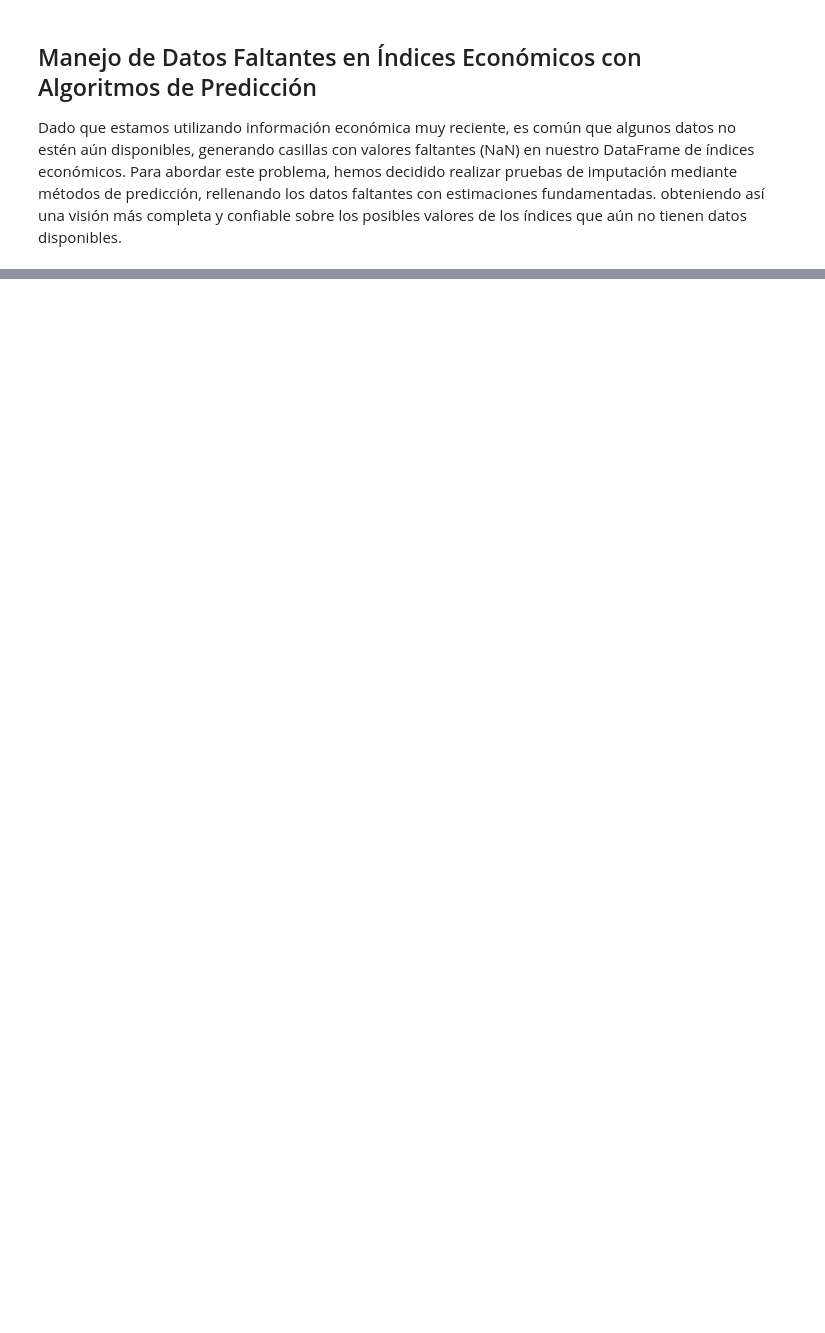
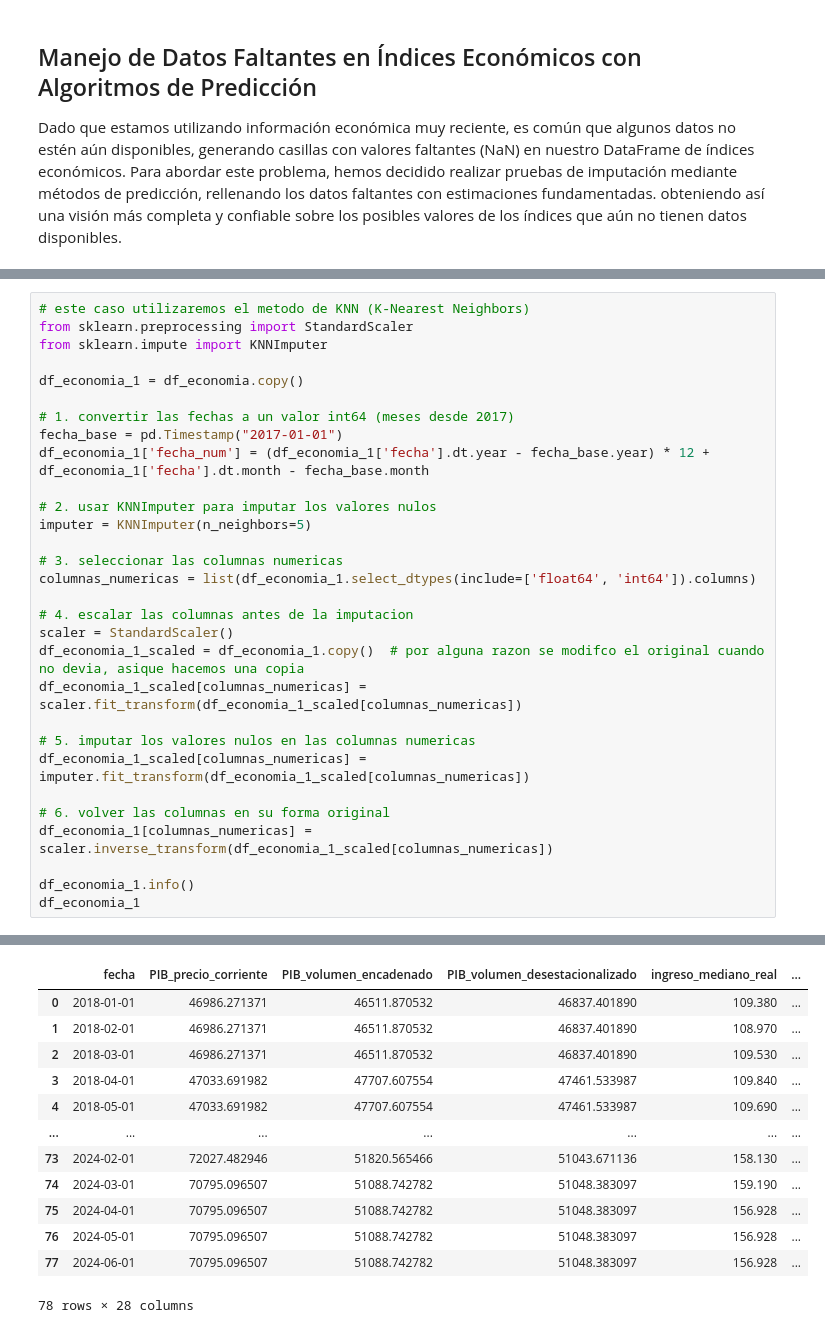
Before and after one commit to josegdotcom/imt2200-actividad-2024, a Jupyter notebook: Proyecto IMT2200 - Analisis de Datos.ipynb, the cells around one changed output, grey strips where cells are left out. Drawn from its saved outputs; the diff is of its cells as text; blank space fills up the shorter version.

```diff
--- a/Proyecto IMT2200 - Analisis de Datos.ipynb
+++ b/Proyecto IMT2200 - Analisis de Datos.ipynb
@@ -186,0 +183,31 @@ memory usage: 16.6 KB
+# %%
+# este caso utilizaremos el metodo de KNN (K-Nearest Neighbors)
+from sklearn.preprocessing import StandardScaler
+from sklearn.impute import KNNImputer
+
+df_economia_1 = df_economia.copy()
+
+# 1. convertir las fechas a un valor int64 (meses desde 2017)
+fecha_base = pd.Timestamp("2017-01-01")
+df_economia_1['fecha_num'] = (df_economia_1['fecha'].dt.year - fecha_base.year) * 12 + df_economia_1['fecha'].dt.month - fecha_base.month
+
+# 2. usar KNNImputer para imputar los valores nulos
+imputer = KNNImputer(n_neighbors=5)
+
+# 3. seleccionar las columnas numericas
+columnas_numericas = list(df_economia_1.select_dtypes(include=['float64', 'int64']).columns)
+
+# 4. escalar las columnas antes de la imputacion
+scaler = StandardScaler()
+df_economia_1_scaled = df_economia_1.copy()  # por alguna razon se modifco el original cuando no devia, asique hacemos una copia
+df_economia_1_scaled[columnas_numericas] = scaler.fit_transform(df_economia_1_scaled[columnas_numericas])
+
+# 5. imputar los valores nulos en las columnas numericas
+df_economia_1_scaled[columnas_numericas] = imputer.fit_transform(df_economia_1_scaled[columnas_numericas])
+
+# 6. volver las columnas en su forma original
+df_economia_1[columnas_numericas] = scaler.inverse_transform(df_economia_1_scaled[columnas_numericas])
+
+df_economia_1.info()
+df_economia_1
+# %% [output]
@@ -186,0 +231,13 @@ memory usage: 16.6 KB
+|  | fecha | PIB_precio_corriente | PIB_volumen_encadenado | PIB_volumen_desestacionalizado | ingreso_mediano_real | ... |
+| 0 | 2018-01-01 | 46986.271371 | 46511.870532 | 46837.401890 | 109.380 | ... |
+| 1 | 2018-02-01 | 46986.271371 | 46511.870532 | 46837.401890 | 108.970 | ... |
+| 2 | 2018-03-01 | 46986.271371 | 46511.870532 | 46837.401890 | 109.530 | ... |
+| 3 | 2018-04-01 | 47033.691982 | 47707.607554 | 47461.533987 | 109.840 | ... |
+| 4 | 2018-05-01 | 47033.691982 | 47707.607554 | 47461.533987 | 109.690 | ... |
+| ... | ... | ... | ... | ... | ... | ... |
+| 73 | 2024-02-01 | 72027.482946 | 51820.565466 | 51043.671136 | 158.130 | ... |
+| 74 | 2024-03-01 | 70795.096507 | 51088.742782 | 51048.383097 | 159.190 | ... |
+| 75 | 2024-04-01 | 70795.096507 | 51088.742782 | 51048.383097 | 156.928 | ... |
+| 76 | 2024-05-01 | 70795.096507 | 51088.742782 | 51048.383097 | 156.928 | ... |
+| 77 | 2024-06-01 | 70795.096507 | 51088.742782 | 51048.383097 | 156.928 | ... |
+78 rows × 28 columns
```
Also changed, not shown: parts of 6 cells of this notebook.
